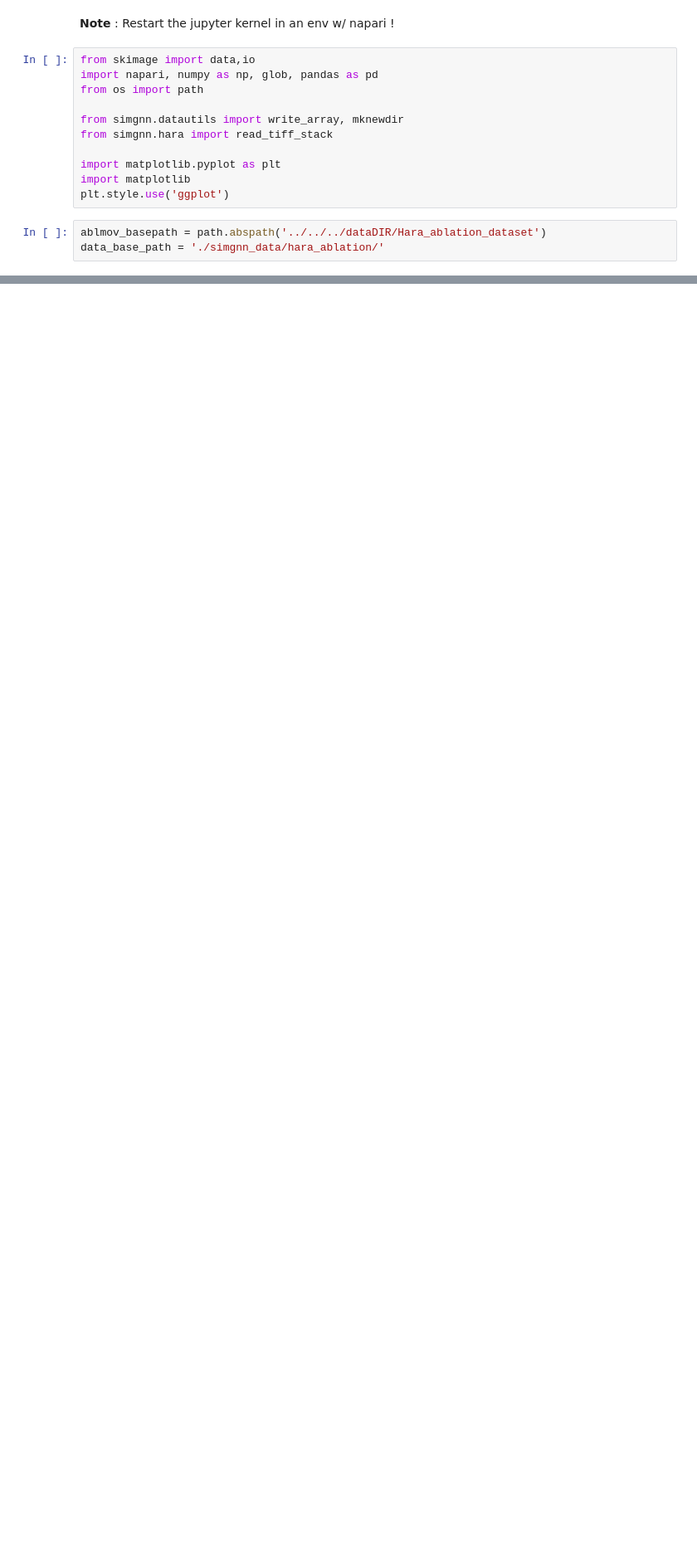
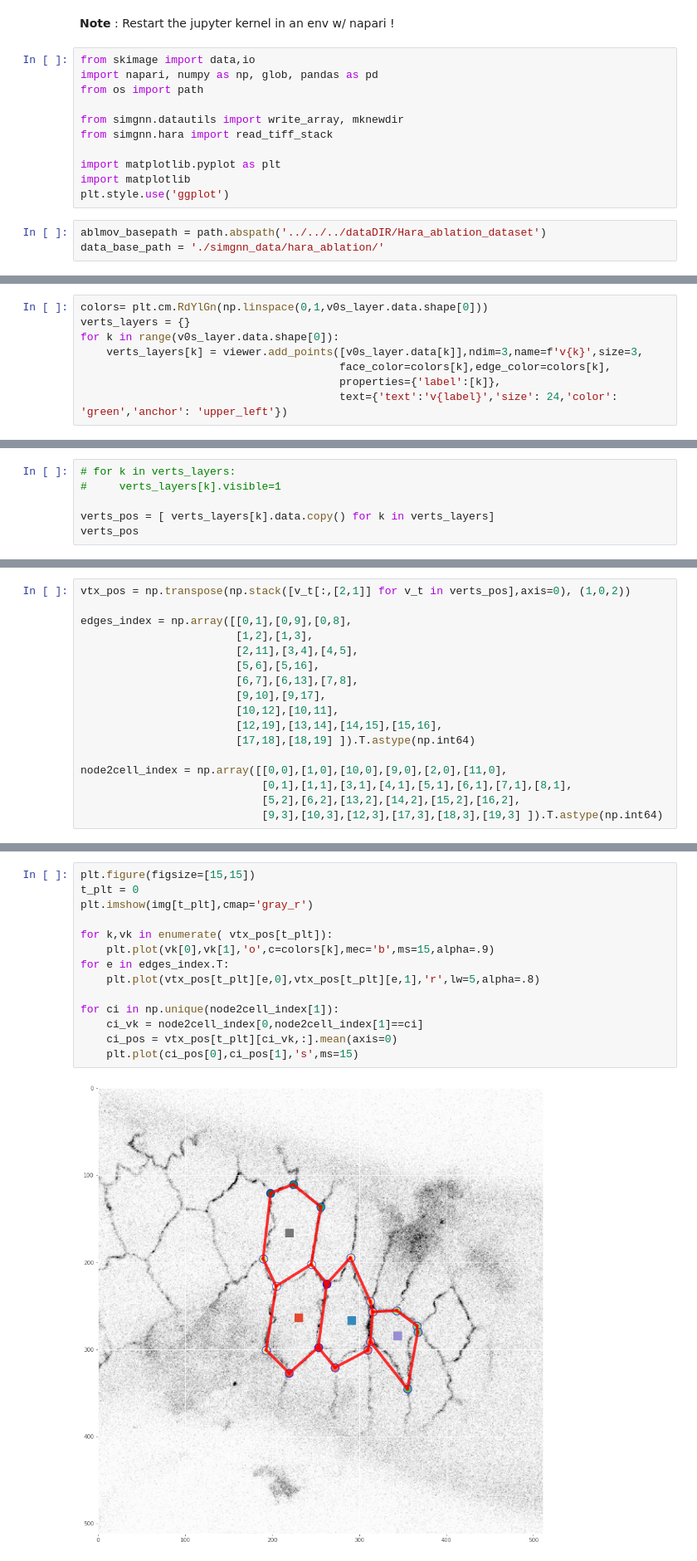
Before and after one commit to mshagirov/simgnn, a Jupyter notebook: nbs/1B_preprocess_ablationdata.ipynb, the cells around one changed output, grey strips where cells are left out. Shown at 83% size. Cells and saved outputs as stored; diff of their text form; blank space fills up the shorter version.

```diff
--- a/nbs/1B_preprocess_ablationdata.ipynb
+++ b/nbs/1B_preprocess_ablationdata.ipynb
@@ -176,0 +198,8 @@ abltd_v_layer = viewer.add_shapes(abltd_verts,name='abltn',shape_type='line', ed
+# %%
+colors= plt.cm.RdYlGn(np.linspace(0,1,v0s_layer.data.shape[0]))
+verts_layers = {}
+for k in range(v0s_layer.data.shape[0]):
+    verts_layers[k] = viewer.add_points([v0s_layer.data[k]],ndim=3,name=f'v{k}',size=3,
+                                        face_color=colors[k],edge_color=colors[k],
+                                        properties={'label':[k]},
+                                        text={'text':'v{label}','size': 24,'color': 'green','anchor': 'upper_left'})
@@ -176,0 +208,6 @@ abltd_v_layer = viewer.add_shapes(abltd_verts,name='abltn',shape_type='line', ed
+# %%
+# for k in verts_layers:
+#     verts_layers[k].visible=1
+
+verts_pos = [ verts_layers[k].data.copy() for k in verts_layers]
+verts_pos
@@ -176,0 +239,17 @@ abltd_v_layer = viewer.add_shapes(abltd_verts,name='abltn',shape_type='line', ed
+# %%
+vtx_pos = np.transpose(np.stack([v_t[:,[2,1]] for v_t in verts_pos],axis=0), (1,0,2))
+
+edges_index = np.array([[0,1],[0,9],[0,8],
+                        [1,2],[1,3],
+                        [2,11],[3,4],[4,5],
+                        [5,6],[5,16],
+                        [6,7],[6,13],[7,8],
+                        [9,10],[9,17],
+                        [10,12],[10,11],
+                        [12,19],[13,14],[14,15],[15,16],
+                        [17,18],[18,19] ]).T.astype(np.int64)
+
+node2cell_index = np.array([[0,0],[1,0],[10,0],[9,0],[2,0],[11,0],
+                            [0,1],[1,1],[3,1],[4,1],[5,1],[6,1],[7,1],[8,1],
+                            [5,2],[6,2],[13,2],[14,2],[15,2],[16,2],
+                            [9,3],[10,3],[12,3],[17,3],[18,3],[19,3] ]).T.astype(np.int64)
@@ -176,0 +268,16 @@ abltd_v_layer = viewer.add_shapes(abltd_verts,name='abltn',shape_type='line', ed
+# %%
+plt.figure(figsize=[15,15])
+t_plt = 0
+plt.imshow(img[t_plt],cmap='gray_r')
+
+for k,vk in enumerate( vtx_pos[t_plt]):
+    plt.plot(vk[0],vk[1],'o',c=colors[k],mec='b',ms=15,alpha=.9)
+for e in edges_index.T:
+    plt.plot(vtx_pos[t_plt][e,0],vtx_pos[t_plt][e,1],'r',lw=5,alpha=.8)
+
+for ci in np.unique(node2cell_index[1]):
+    ci_vk = node2cell_index[0,node2cell_index[1]==ci]
+    ci_pos = vtx_pos[t_plt][ci_vk,:].mean(axis=0)
+    plt.plot(ci_pos[0],ci_pos[1],'s',ms=15)
+# %% [output]
+[figure, added]
```
Also changed, not shown: parts of 8 cells of this notebook.
